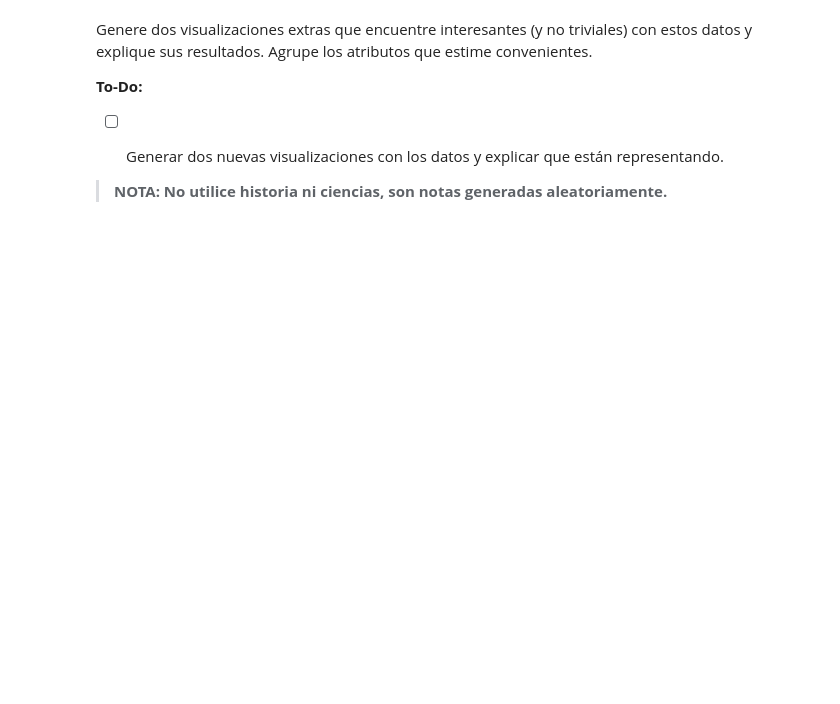
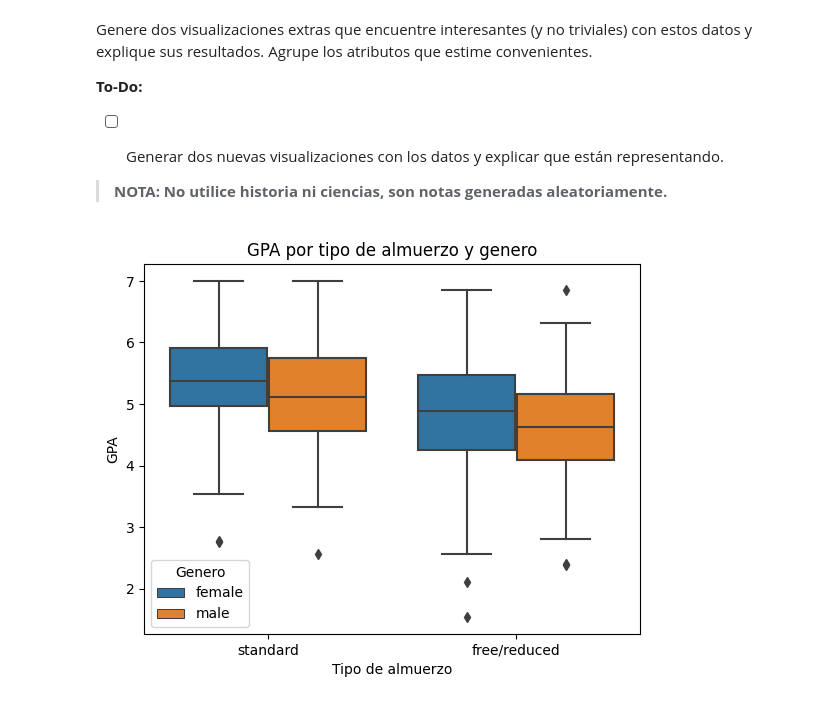
Before and after one commit to HexaPulsar/LabMDS, a Jupyter notebook: Lab_5/Lab_05/lab_version_colab.ipynb, the cells around one changed output. Saved outputs shown, nothing was run; the diff lists cells and outputs as text; code cells hidden in the pictures; blank space fills up the shorter version.

```diff
--- a/Lab_5/Lab_05/lab_version_colab.ipynb
+++ b/Lab_5/Lab_05/lab_version_colab.ipynb
@@ -335,3 +448,12 @@ Genere dos visualizaciones extras que encuentre interesantes (y no triviales) co
 
 
 > **NOTA: No utilice historia ni ciencias, son notas generadas aleatoriamente.**
+# %%
+sns.boxplot(x='lunch', y='GPA', hue='gender', data=df_grades)
+plt.title('GPA por tipo de almuerzo y genero')
+plt.xlabel('Tipo de almuerzo')
+plt.ylabel('GPA')
+plt.legend(title='Genero')
+plt.show()
+# %% [output]
+[figure, added]
```
Also changed, not shown: parts of 17 cells of this notebook.
